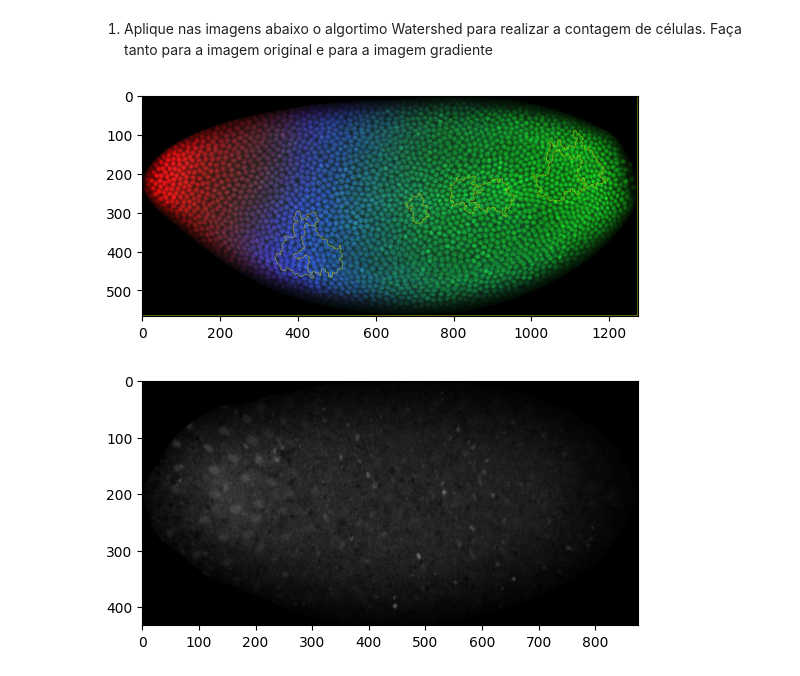
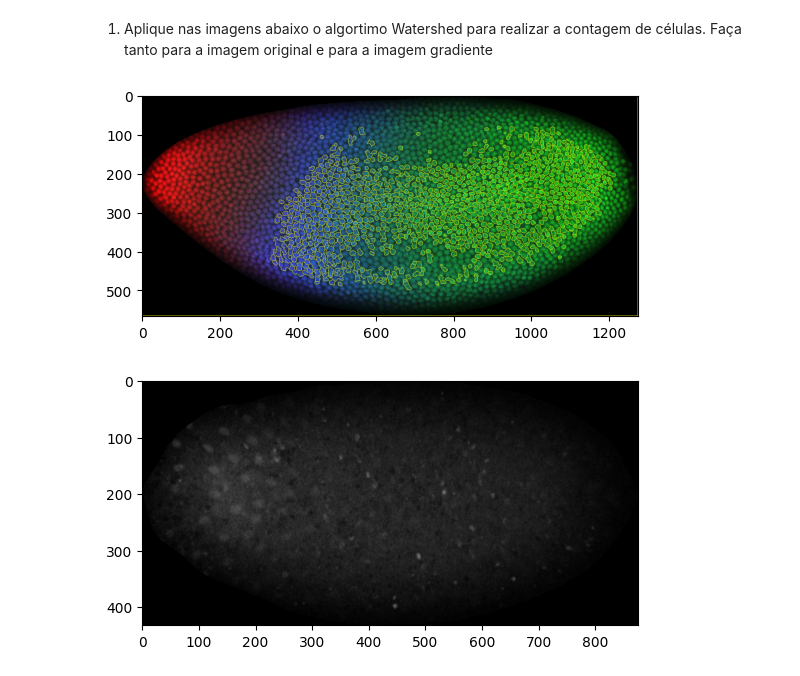
Before and after one commit to Elymas-Magus/gsi058_t1_pedropaulo.spaiva.a, a Jupyter notebook: Lab08 - Watershed/lab08.ipynb, the cells around one changed output. Cells and saved outputs as stored; diff of their text form; code cells hidden in the pictures.

```diff
--- a/Lab08 - Watershed/lab08.ipynb
+++ b/Lab08 - Watershed/lab08.ipynb
@@ -55,38 +55,46 @@ img1 = cv2.imread("image.jpg")
 img1_gray = cv2.cvtColor(img1, cv2.COLOR_BGR2GRAY)
 img1_inv = 255 - img1_gray
 
-ret, thresh = cv2.threshold(img1_inv, 0, 255, cv2.THRESH_BINARY_INV + cv2.THRESH_OTSU)
+# ret, thresh = cv2.threshold(img1_gray, 0, 255, cv2.THRESH_BINARY_INV + cv2.THRESH_OTSU)
+
+ret, thresh = (80, np.array(img1_gray))
+
+thresh[thresh > ret] = WHITE
+thresh[thresh <= ret] = BLACK
+
+# print(ret)
+# showImage(thresh)
 
 # noise removal
 kernel = np.ones((3,3),np.uint8)
 opening = cv2.morphologyEx(thresh, cv2.MORPH_OPEN, kernel, iterations = 2)
 
 # sure background area
 sure_bg = cv2.dilate(opening, kernel, iterations=3)
 
 # Finding sure foreground area
 dist_transform = cv2.distanceTransform(opening, cv2.DIST_L2, 5)
 ret, sure_fg = cv2.threshold(dist_transform, 0.7*dist_transform.max(), 255, 0)
 
 # Finding unknown region
 sure_fg = np.uint8(sure_fg)
 unknown = cv2.subtract(sure_bg, sure_fg)
 
 # Marker labelling
 ret, markers = cv2.connectedComponents(sure_fg)
 
 # Add one to all labels so that sure background is not 0, but 1
 markers = markers+1
 
 # Now, mark the region of unknown with zero
 markers[unknown==255] = 0
 
 markers = cv2.watershed(img1, markers)
 img1[markers == -1] = [255,255,0]
 
 showImage(img1)
 # %% [output]
-[figure, old version]
+[figure, new version]
 # %%
 img2 = cv2.imread("image2.jpg", cv2.IMREAD_GRAYSCALE)
 
```
Also changed, not shown: parts of 1 cell of this notebook, 1 other file.
